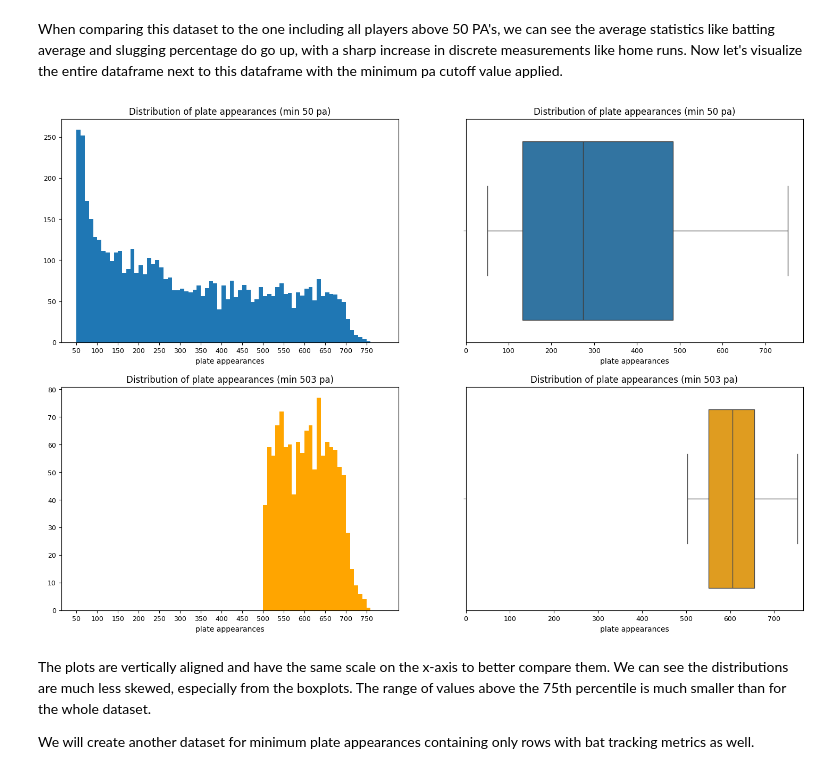
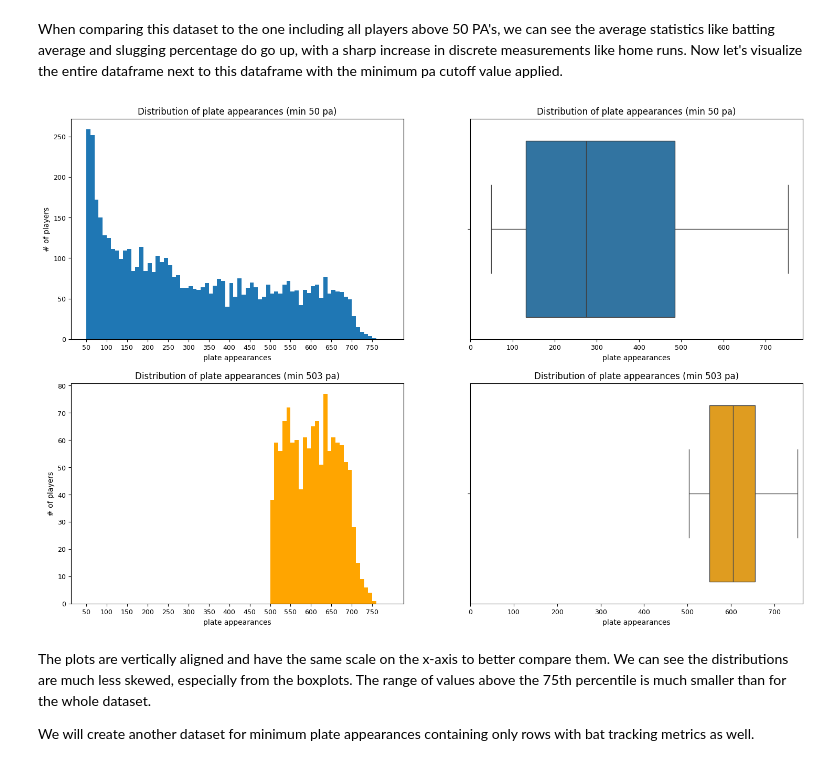
Before and after one commit to RyRom/da-proj, a Jupyter notebook: ml_demo.ipynb, the cells around one changed output. Saved outputs shown, nothing was run; the diff lists cells and outputs as text; code cells hidden in the pictures.

Commit message:
More EDA. Visualizations, heatmaps, scatterplots

```diff
--- a/ml_demo.ipynb
+++ b/ml_demo.ipynb
@@ -246,34 +248,36 @@ fig, ax = plt.subplots(2, 2, figsize=(18,12))
 ax[0][0].hist(df['pa'], bins=range(50, 800, 10))
 ax[0][0].set_xticks(range(50, 800, 50))
 ax[0][0].tick_params(axis='both', which='major', labelsize=9)
 ax[0][0].set_title('Distribution of plate appearances (min 50 pa)')
 ax[0][0].set_xlabel('plate appearances')
+ax[0][0].set_ylabel('# of players')
 
 # Create hist of pa's for those above cutoff value
 ax[1][0].hist(df_min['pa'], bins=range(50, 800, 10), color='orange')
 ax[1][0].set_xticks(range(50, 800, 50))
 ax[1][0].tick_params(axis='both', which='major', labelsize=9)
 ax[1][0].set_title('Distribution of plate appearances (min 503 pa)')
 ax[1][0].set_xlabel('plate appearances')
+ax[1][0].set_ylabel('# of players')
 
 # Create boxplot of pa's for all data
 sns.boxplot(x=df['pa'], ax=ax[0][1])
 ax[0][1].set_title('Distribution of plate appearances (min 50 pa)')
 ax[0][1].tick_params(axis='both', which='major', labelsize=9)
 ax[0][1].set_xticks(range(0, 800, 100))
 ax[0][1].set_xlabel('plate appearances')
 
 # Create boxplot of pa's for those above cutoff value
 sns.boxplot(x=df_min['pa'], ax=ax[1][1], color='orange')
 ax[1][1].set_title('Distribution of plate appearances (min 503 pa)')
 ax[1][1].tick_params(axis='both', which='major', labelsize=9)
 ax[1][1].set_xticks(range(0, 800, 100))
 ax[1][1].set_xlabel('plate appearances')
 
 # Show plots
 plt.show()
 # %% [output]
-[figure, old version]
+[figure, new version]
 # %% [markdown]
 The plots are vertically aligned and have the same scale on the x-axis to better compare them. We can see the distributions are much less skewed, especially from the boxplots. The range of values above the 75th percentile is much smaller than for the whole dataset.
 
```
Also changed, not shown: parts of 15 cells of this notebook.
